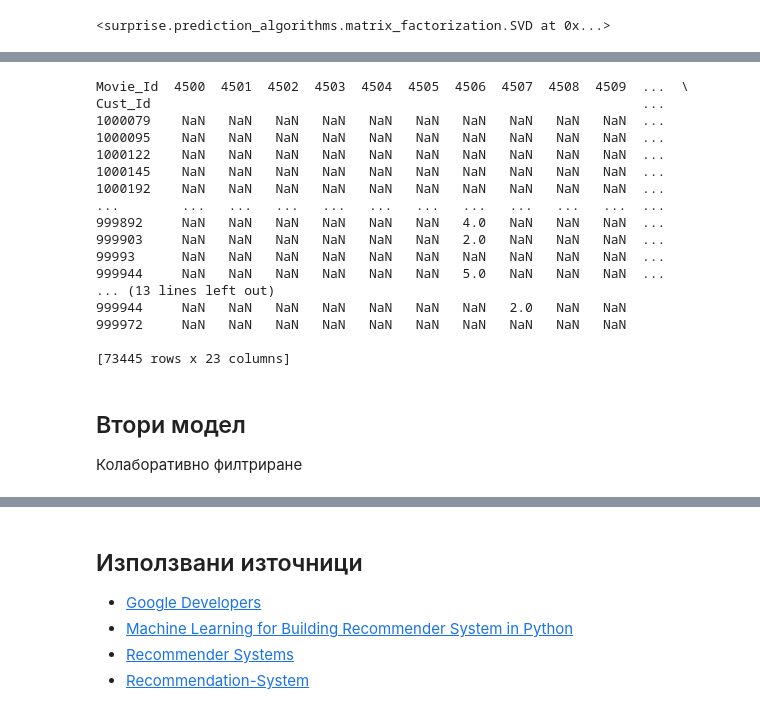
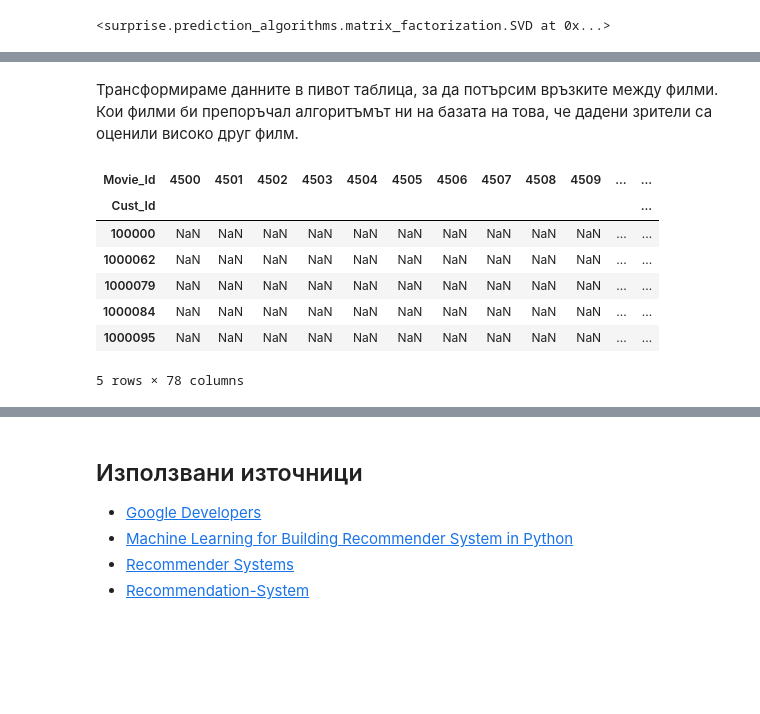
Before and after one commit to karamanev/recomendations, a Jupyter notebook: Course project.ipynb, the cells around one changed output, grey strips where cells are left out. Saved outputs shown, nothing was run; the diff lists cells and outputs as text; code cells hidden in the pictures; blank space fills up the shorter version.

```diff
--- a/Course project.ipynb
+++ b/Course project.ipynb
@@ -273,24 +266,14 @@ titles.head(10)
+# %% [markdown]
+Трансформираме данните в пивот таблица, за да потърсим връзките между филми. Кои филми би препоръчал алгоритъмът ни на базата на това, че дадени зрители са оценили високо друг филм.
 # %%
 df_p = pd.pivot_table(df,values='Rating',index='Cust_Id',columns='Movie_Id')
-print(df_p)
+df_p.head()
 # %% [output]
+| Movie_Id | 4500 | 4501 | 4502 | 4503 | 4504 | 4505 | 4506 | 4507 | 4508 | 4509 | ... | ... |
+| Cust_Id |  |  |  |  |  |  |  |  |  |  |  | ... |
+| 100000 | NaN | NaN | NaN | NaN | NaN | NaN | NaN | NaN | NaN | NaN | ... | ... |
+| 1000062 | NaN | NaN | NaN | NaN | NaN | NaN | NaN | NaN | NaN | NaN | ... | ... |
+| 1000079 | NaN | NaN | NaN | NaN | NaN | NaN | NaN | NaN | NaN | NaN | ... | ... |
+| 1000084 | NaN | NaN | NaN | NaN | NaN | NaN | NaN | NaN | NaN | NaN | ... | ... |
+| 1000095 | NaN | NaN | NaN | NaN | NaN | NaN | NaN | NaN | NaN | NaN | ... | ... |
-Movie_Id  4500  4501  4502  4503  4504  4505  4506  4507  4508  4509  ...  \
-Cust_Id                                                               ...
-1000079    NaN   NaN   NaN   NaN   NaN   NaN   NaN   NaN   NaN   NaN  ...
-1000095    NaN   NaN   NaN   NaN   NaN   NaN   NaN   NaN   NaN   NaN  ...
-1000122    NaN   NaN   NaN   NaN   NaN   NaN   NaN   NaN   NaN   NaN  ...
-1000145    NaN   NaN   NaN   NaN   NaN   NaN   NaN   NaN   NaN   NaN  ...
-1000192    NaN   NaN   NaN   NaN   NaN   NaN   NaN   NaN   NaN   NaN  ...
-...        ...   ...   ...   ...   ...   ...   ...   ...   ...   ...  ...
-999892     NaN   NaN   NaN   NaN   NaN   NaN   4.0   NaN   NaN   NaN  ...
-999903     NaN   NaN   NaN   NaN   NaN   NaN   2.0   NaN   NaN   NaN  ...
-99993      NaN   NaN   NaN   NaN   NaN   NaN   NaN   NaN   NaN   NaN  ...
-999944     NaN   NaN   NaN   NaN   NaN   NaN   5.0   NaN   NaN   NaN  ...
-... (13 lines left out)
-999944     NaN   NaN   NaN   NaN   NaN   NaN   NaN   2.0   NaN   NaN
-999972     NaN   NaN   NaN   NaN   NaN   NaN   NaN   NaN   NaN   NaN
-
-[73445 rows x 23 columns]
+5 rows × 78 columns
-# %% [markdown]
-## Втори модел
-Колаборативно филтриране
```
Also changed, not shown: parts of 38 cells of this notebook.
